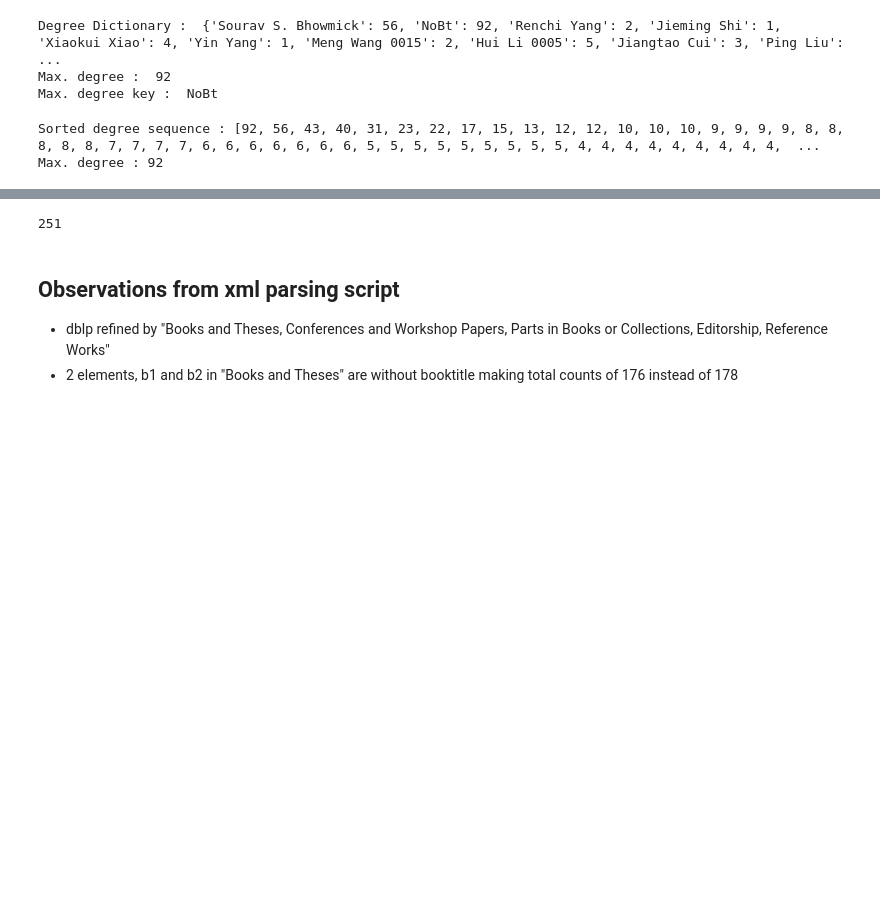
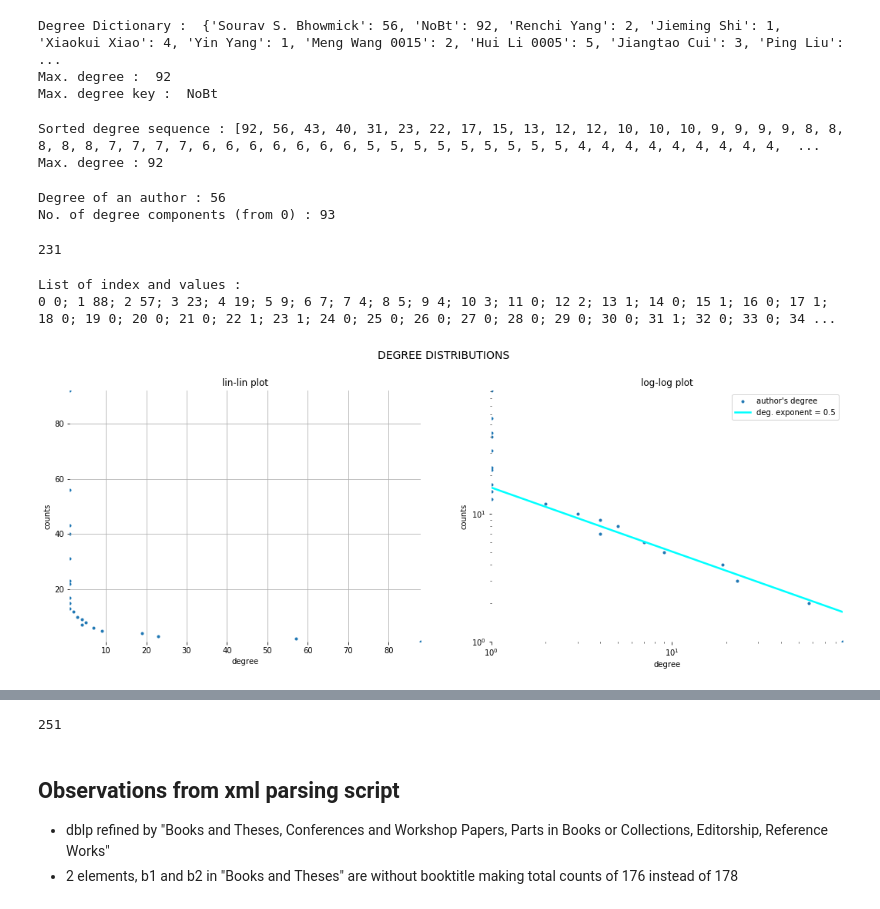
Before and after one commit to samaujs/Network-Science, a Jupyter notebook: xml_preprocessing_conferences.ipynb, the cells around one changed output, grey strips where cells are left out. Saved outputs shown, nothing was run; the diff lists cells and outputs as text; code cells hidden in the pictures; blank space fills up the shorter version.

Commit message:
Added lin-lin and log-log degree plots.

```diff
--- a/xml_preprocessing_conferences.ipynb
+++ b/xml_preprocessing_conferences.ipynb
@@ -231,3 +231,72 @@ print("Max. degree :", dmax)
 # %% [output]
 Sorted degree sequence : [92, 56, 43, 40, 31, 23, 22, 17, 15, 13, 12, 12, 10, 10, 10, 9, 9, 9, 9, 8, 8, 8, 8, 8, 7, 7, 7, 7, 6, 6, 6, 6, 6, 6, 6, 5, 5, 5, 5, 5, 5, 5, 5, 5, 4, 4, 4, 4, 4, 4, 4, 4, 4,  ...
 Max. degree : 92
+# %%
+degree_histogram = nx.degree_histogram(g)
+print("Degree of an author :", g.degree('Sourav S. Bhowmick'))
+print("No. of degree components (from 0) :", len(degree_histogram))
+
+len(degree_sequence)
+# %% [output]
+Degree of an author : 56
+No. of degree components (from 0) : 93
+231
+# %%
+print("List of index and values :")
+
+for index, value in zip(range(len(degree_histogram)), degree_histogram):
+    print(index, value, end='; ')
+# %% [output]
+List of index and values :
+0 0; 1 88; 2 57; 3 23; 4 19; 5 9; 6 7; 7 4; 8 5; 9 4; 10 3; 11 0; 12 2; 13 1; 14 0; 15 1; 16 0; 17 1; 18 0; 19 0; 20 0; 21 0; 22 1; 23 1; 24 0; 25 0; 26 0; 27 0; 28 0; 29 0; 30 0; 31 1; 32 0; 33 0; 34 ...
+# %%
+degree = degree_histogram
+degree_counts = list(range(len(degree_histogram)))
+
+coeff = 16
+power = -0.5
+x = np.linspace(1, 100, num=10)
+y = coeff * x**power
+legend_labels = ['author\'s degree', 'deg. exponent = ' + str(-1*power)]
+
+# Plotting graphs
+fig, axes = plt.subplots(nrows=1, ncols=2, figsize=(18, 6))
+fig.suptitle('Degree Distributions'.upper(), y=1.0, fontsize=14)
+
+# Plot lin-lin graph on the left column
+plt.subplot(1, 2, 1)
+
+plt.xlabel(r'degree')
+plt.xlim(1, max(degree))
+plt.ylabel(r'counts')
+plt.ylim(1, max(degree_counts))
+
+#plt.legend(loc='best') # 'upper left'
+plt.scatter(degree, degree_counts, marker='.')
+plt.title(r'lin-lin plot')
+plt.grid(True)
+
+# Plot log-log graph on the right column
+plt.subplot(1, 2, 2)
+plt.xlabel('degree')
+plt.xscale('log')
+plt.xlim(1, max(degree))
+plt.ylabel('counts')
+plt.yscale('log')
+plt.ylim(1, max(degree_counts))
+
+plt.scatter(degree, degree_counts, marker='.', label=legend_labels[0])
+plt.title('log-log plot')
+
+# '$f(x) = '+str(power)+'\cdot x + \log('+ str(coeff) + ')$'
+plt.plot(x, y, linewidth=2.5, color='cyan', label=legend_labels[1])
+plt.legend(loc='best')
+
+# Change the order displayed in the legend
+handles, labels = plt.gca().get_legend_handles_labels()
+order = [1,0]
+plt.legend([handles[idx] for idx in order],[labels[idx] for idx in order])
+
+plt.show()
+# %% [output]
+[figure, added]
```
Also changed, not shown: parts of 2 cells of this notebook.
